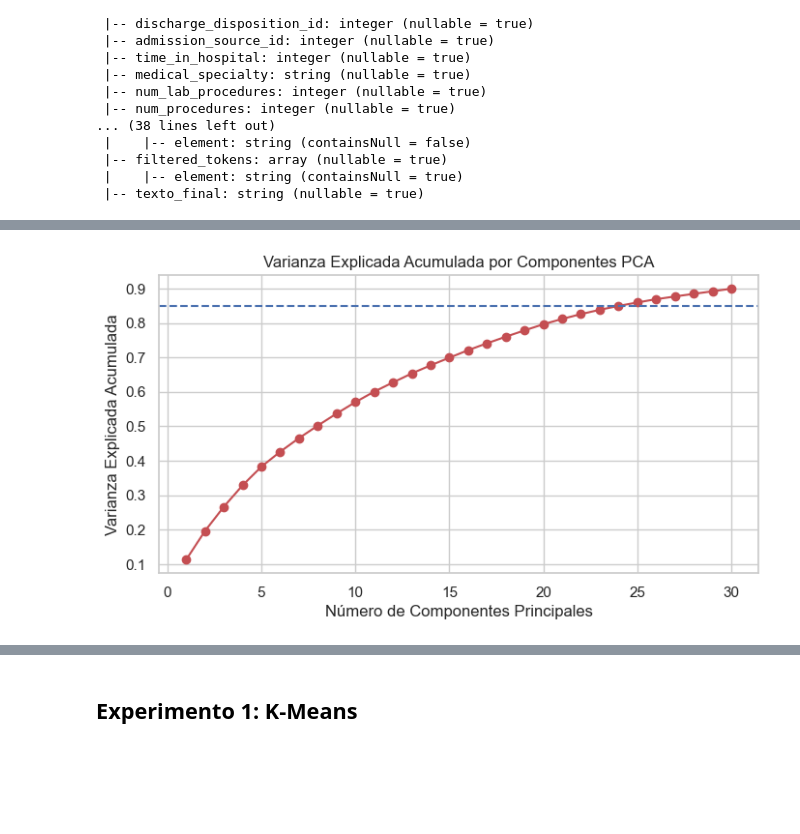
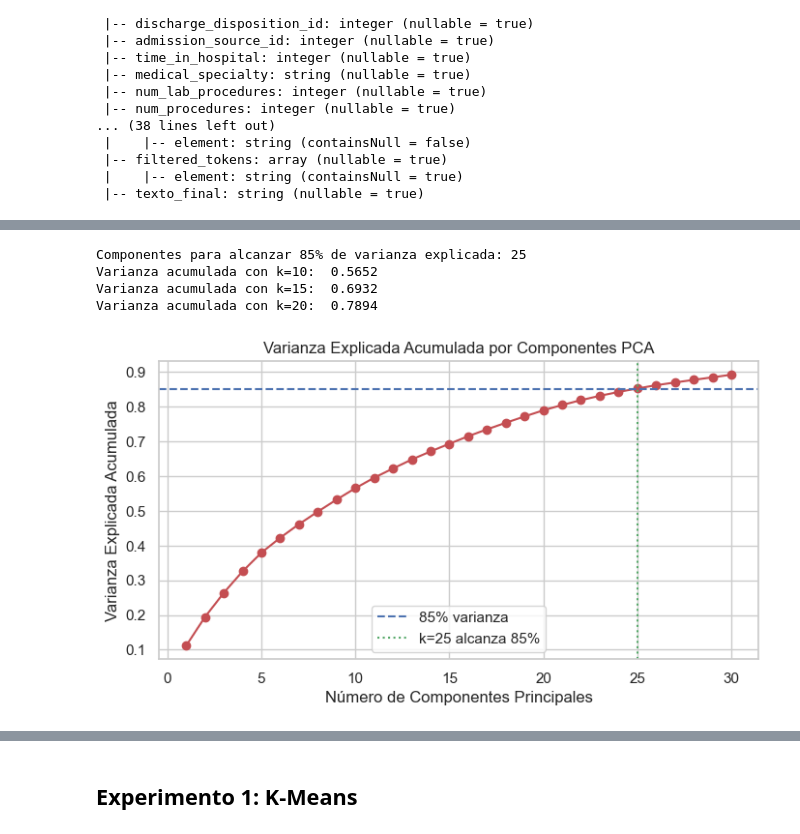
Before and after one commit to sebastianmend/B1-AyVdGVD, a Jupyter notebook: diabetes_analisis_completo.ipynb, the cells around one changed output, grey strips where cells are left out. Cells and saved outputs as stored; diff of their text form; code cells hidden in the pictures; blank space fills up the shorter version.

Commit message:
Corregir print de PCA y hacer iteración sobre clústeres dinámica

```diff
--- a/diabetes_analisis_completo.ipynb
+++ b/diabetes_analisis_completo.ipynb
@@ -229,3 +233,18 @@ El 74% de pacientes es de raza Caucasian y la edad dominante es el grupo [70-80)
 from pyspark.sql.functions import col, concat_ws, lit, when
 # 1. Crear la columna de texto clnico
 df_text = df.withColumn('texto_clinico', concat_ws(' ', col('medical_specialty'), col('diag_1'), col('diag_2'), col('diag_3')))
+# %%
+# Inyección de ruido simulado en encounter_id == 110939484
+# Sirve como caso de prueba para demostrar que el pipeline NLP limpia:
+# menciones @, hashtags #, HTML, URLs, contracciones y errores ortográficos.
+NOISY_TEXT = (
+    "@dr_smith Hi! Check pt 110939484 — clearly has diabetis. Don't trust the lab; she can't tolerate hosptial admision today. Going to bump her insülin therapy. #diabetes #insulin Refs: <b>see chart</b> at https://example-hospital.org/chart (she's a 70-yr-old, won't comply, hasn't taken medicacion in 3 days)."
+)
+
+df_text = df_text.withColumn(
+    "texto_clinico",
+    when(col("encounter_id") == 110939484, lit(NOISY_TEXT)).otherwise(col("texto_clinico"))
+)
+
+print("Registro ruidoso inyectado:")
+df_text.filter(col("encounter_id") == 110939484).select("texto_clinico").show(truncate=False)
@@ -496,34 +554,45 @@ from pyspark.sql.functions import when
 from pyspark.ml import Pipeline
 from pyspark.ml.feature import StringIndexer, OneHotEncoder, VectorAssembler, MinMaxScaler, PCA
 
-cat_cols = ['race', 'gender', 'age', 'A1Cresult', 'max_glu_serum', 'change', 'insulin', 'medical_specialty', 'readmitted']
-med_cols = ['metformin', 'insulin', 'glipizide', 'glyburide', 'pioglitazone', 'rosiglitazone', 'glimepiride', 'repaglinide', 'nateglinide']
-cat_cols = list(set(cat_cols + med_cols))
+# Categóricas a OHE (cardinalidad baja/media)
+cat_cols_ohe = ["race", "gender", "age", "A1Cresult", "max_glu_serum", "change",
+                "insulin", "medical_specialty", "readmitted"]
+med_cols = ["metformin", "insulin", "glipizide", "glyburide", "pioglitazone",
+            "rosiglitazone", "glimepiride", "repaglinide", "nateglinide"]
+cat_cols_ohe = list(set(cat_cols_ohe + med_cols))
 
-for c in cat_cols:
-    df_model = df_model.withColumn(c, when((col(c) == '?') | col(c).isNull(), 'Unknown').otherwise(col(c)))
+# Diagnósticos ICD-9: alta cardinalidad (~700 valores únicos por columna).
+# Se indexan SIN OneHot para no explotar la dimensionalidad y luego se escalan junto al resto.
+cat_cols_idx_only = ["diag_1", "diag_2", "diag_3"]
+
+for c in cat_cols_ohe + cat_cols_idx_only:
+    df_model = df_model.withColumn(c, when((col(c) == "?") | col(c).isNull(), "Unknown").otherwise(col(c)))
 
 num_cols = [
-    'time_in_hospital', 'num_medications', 'num_lab_procedures',
-    'num_procedures', 'number_diagnoses',
-    'number_inpatient', 'number_outpatient', 'number_emergency'
+    "time_in_hospital", "num_medications", "num_lab_procedures",
+    "num_procedures", "number_diagnoses",
+    "number_inpatient", "number_outpatient", "number_emergency",
 ]
 
-indexers = [StringIndexer(inputCol=c, outputCol=f"{c}_idx", handleInvalid="keep") for c in cat_cols]
-encoders = [OneHotEncoder(inputCol=f"{c}_idx", outputCol=f"{c}_ohe") for c in cat_cols]
+indexers_ohe  = [StringIndexer(inputCol=c, outputCol=f"{c}_idx", handleInvalid="keep") for c in cat_cols_ohe]
+indexers_diag = [StringIndexer(inputCol=c, outputCol=f"{c}_idx", handleInvalid="keep") for c in cat_cols_idx_only]
+encoders      = [OneHotEncoder(inputCol=f"{c}_idx", outputCol=f"{c}_ohe") for c in cat_cols_ohe]
 
 assembler = VectorAssembler(
-    inputCols=[f"{c}_ohe" for c in cat_cols] + num_cols,
+    inputCols=[f"{c}_ohe" for c in cat_cols_ohe]
+             + [f"{c}_idx" for c in cat_cols_idx_only]
+             + num_cols,
     outputCol="raw_features",
-    handleInvalid="skip"
+    handleInvalid="skip",
 )
 
 scaler = MinMaxScaler(inputCol="raw_features", outputCol="scaledFeatures")
 
-temp_pipeline = Pipeline(stages=indexers + encoders + [assembler, scaler])
+temp_pipeline = Pipeline(stages=indexers_ohe + indexers_diag + encoders + [assembler, scaler])
 temp_model = temp_pipeline.fit(df_model)
 df_scaled = temp_model.transform(df_model)
 
+# Justificar PCA: graficar varianza explicada acumulada y elegir k
 pca_test = PCA(k=30, inputCol="scaledFeatures", outputCol="pca_test")
 pca_test_model = pca_test.fit(df_scaled)
 varianza_explicada = pca_test_model.explainedVariance.toArray()
@@ -531,12 +600,21 @@ varianza_explicada = pca_test_model.explainedVariance.toArray()
 import numpy as np
 var_acumulada = np.cumsum(varianza_explicada)
 
+# Imprimir en qué componente se alcanza ~85% de varianza
+k_85 = int(np.argmax(var_acumulada >= 0.85)) + 1 if (var_acumulada >= 0.85).any() else len(var_acumulada)
+print(f"Componentes para alcanzar 85% de varianza explicada: {k_85}")
+print(f"Varianza acumulada con k=10:  {var_acumulada[9]:.4f}")
+print(f"Varianza acumulada con k=15:  {var_acumulada[14]:.4f}")
+print(f"Varianza acumulada con k=20:  {var_acumulada[19]:.4f}")
+
 plt.figure(figsize=(8, 4))
-plt.plot(range(1, len(var_acumulada)+1), var_acumulada, marker='o', linestyle='-', color='r')
-plt.axhline(y=0.85, color='b', linestyle='--')
-plt.title('Varianza Explicada Acumulada por Componentes PCA')
-plt.xlabel('Número de Componentes Principales')
-plt.ylabel('Varianza Explicada Acumulada')
+plt.plot(range(1, len(var_acumulada) + 1), var_acumulada, marker="o", linestyle="-", color="r")
+plt.axhline(y=0.85, color="b", linestyle="--", label="85% varianza")
+plt.axvline(x=k_85, color="g", linestyle=":", label=f"k={k_85} alcanza 85%")
+plt.title("Varianza Explicada Acumulada por Componentes PCA")
+plt.xlabel("Número de Componentes Principales")
+plt.ylabel("Varianza Explicada Acumulada")
+plt.legend()
 plt.grid(True)
 plt.show()
 # %% [output]
@@ -543,2 +622,6 @@ plt.show()
+Componentes para alcanzar 85% de varianza explicada: 25
+Varianza acumulada con k=10:  0.5652
+Varianza acumulada con k=15:  0.6932
+Varianza acumulada con k=20:  0.7894
-[figure, old version]
+[figure, new version]
 # %%
```
Also changed, not shown: parts of 40 cells of this notebook, 1 other file.
